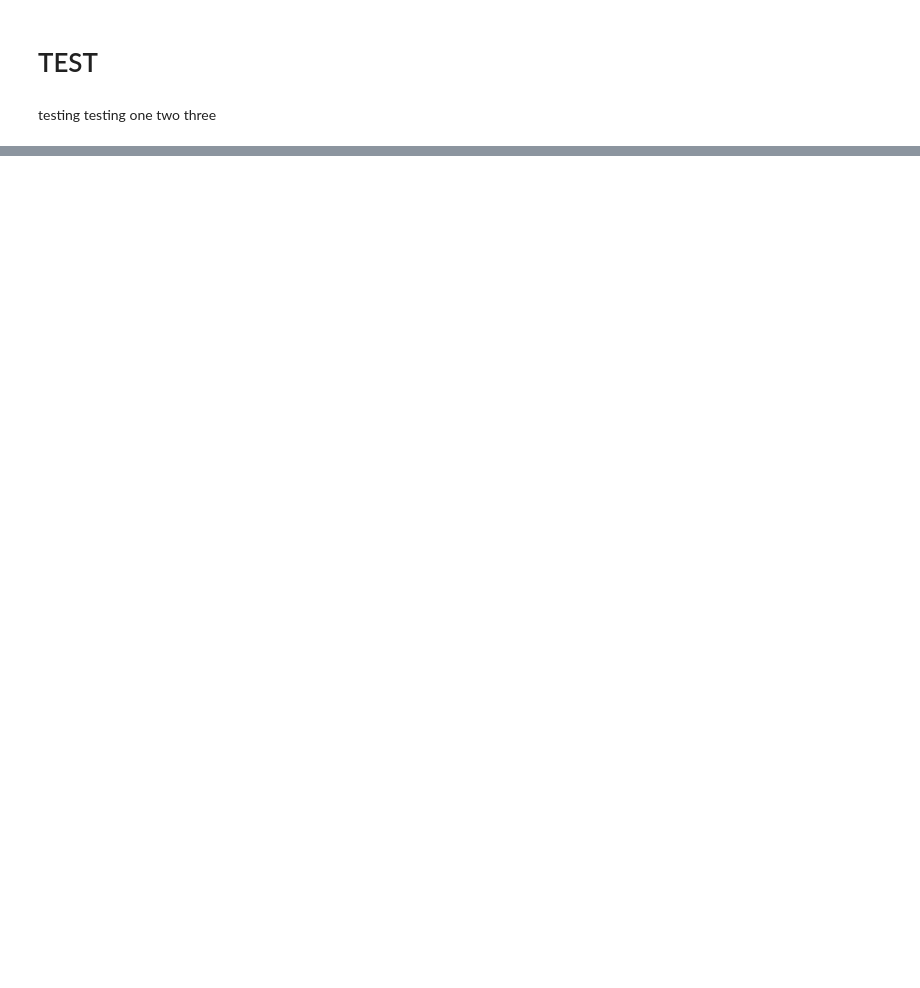
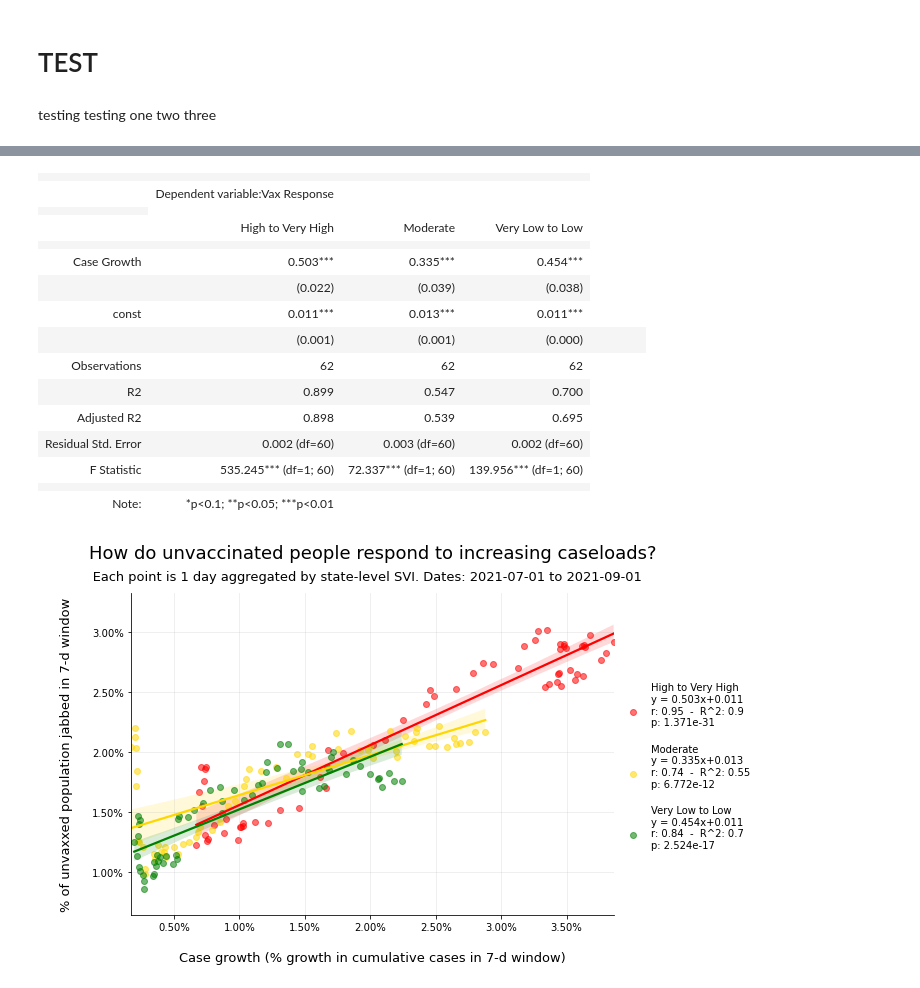
Before and after one commit to mraottth/API-201Z, a Jupyter notebook: Python/test_jupyter.ipynb, the cells around one changed output, grey strips where cells are left out. Drawn from its saved outputs; the diff is of its cells as text; code cells hidden in the pictures; blank space fills up the shorter version.

```diff
--- a/Python/test_jupyter.ipynb
+++ b/Python/test_jupyter.ipynb
@@ -39,0 +68,28 @@ agg_lm(
+# %%
+# Cases rising date window split on svi
+agg_lm(
+    data=df_joined_cases,
+    groupby='SVI Bucket',
+    hue_levels={'High to Very High':'red', 'Moderate':'gold', 'Very Low to Low':'green'},
+    suptitle='Each point is 1 day aggregated by state-level SVI',
+    start="2021-07-01",
+    end="2021-09-01"
+)[1]
+# %% [output]
+|  |  |  |  |
+|  | Dependent variable:Vax Response |  |  |
+|  |
+|  | High to Very High | Moderate | Very Low to Low |
+|  |  |  |  |
+| Case Growth | 0.503*** | 0.335*** | 0.454*** |
+|  | (0.022) | (0.039) | (0.038) |
+| const | 0.011*** | 0.013*** | 0.011*** |
+|  | (0.001) | (0.001) | (0.000) |  |  |  |  |
+| Observations | 62 | 62 | 62 |
+| R2 | 0.899 | 0.547 | 0.700 |
+| Adjusted R2 | 0.898 | 0.539 | 0.695 |
+| Residual Std. Error | 0.002 (df=60) | 0.003 (df=60) | 0.002 (df=60) |
+| F Statistic | 535.245*** (df=1; 60) | 72.337*** (df=1; 60) | 139.956*** (df=1; 60) |
+|  |  |  |  |
+| Note: | *p<0.1; **p<0.05; ***p<0.01 |  |  |
+[figure, added]
```
Also changed, not shown: parts of 2 cells of this notebook, 3 other files.
